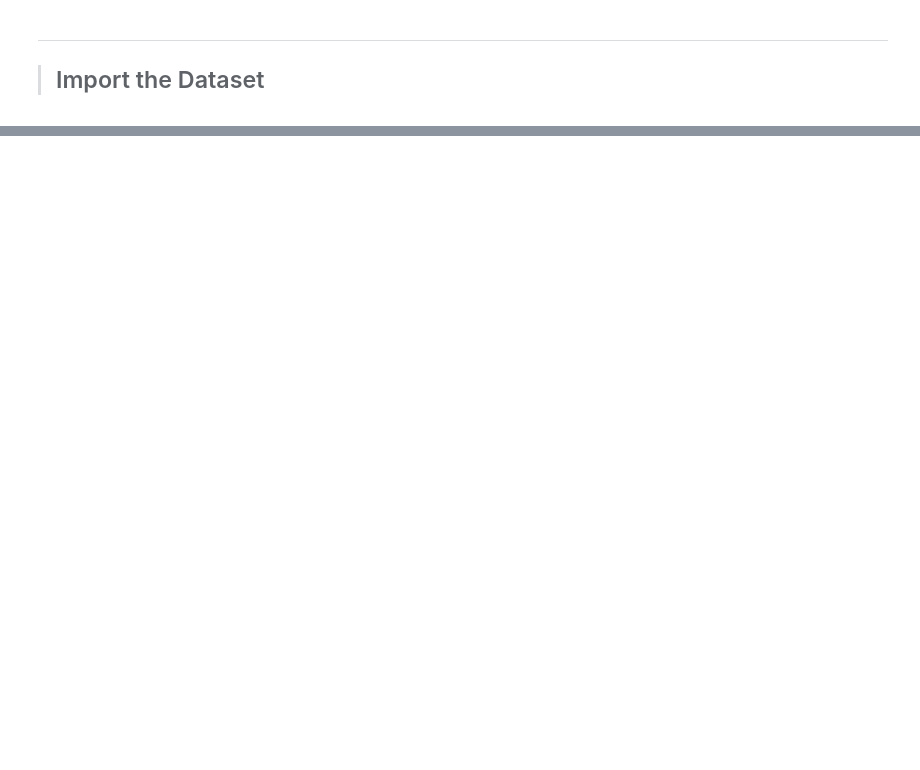
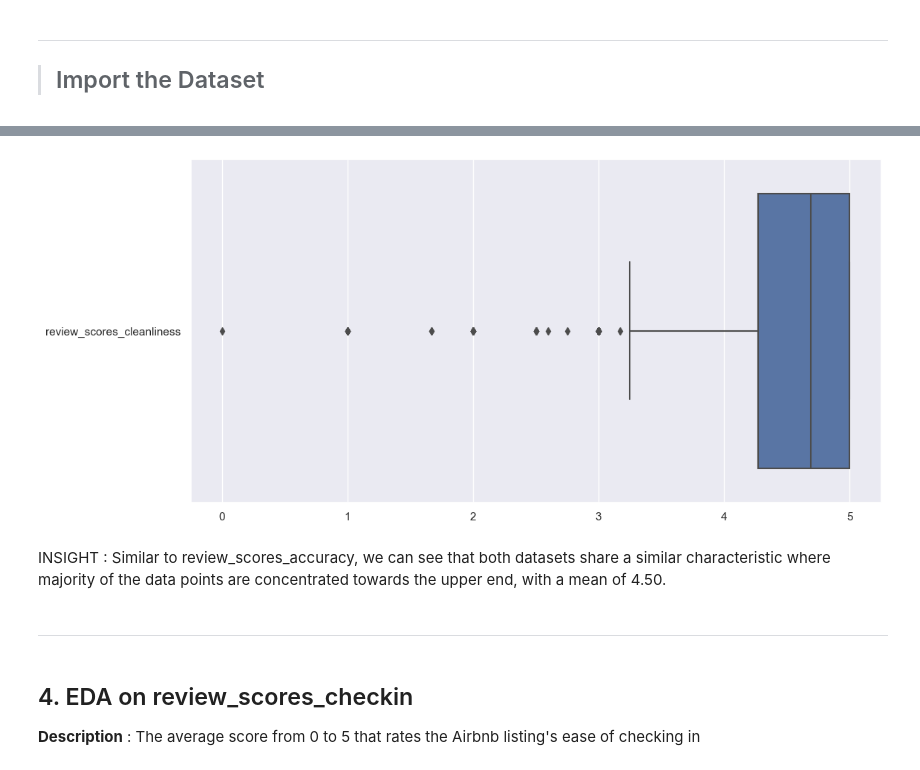
Before and after one commit to isaacchunn/SC1015_MiniPrj_Airbnb, a Jupyter notebook: EDA_Last25.ipynb, the cells around one changed output, grey strips where cells are left out. Saved outputs shown, nothing was run; the diff lists cells and outputs as text; code cells hidden in the pictures; blank space fills up the shorter version.

```diff
--- a/EDA_Last25.ipynb
+++ b/EDA_Last25.ipynb
@@ -189,0 +380,3 @@ Length: 75, dtype: object
+# %%
+cleanRating = pd.DataFrame(airDF["review_scores_cleanliness"])
+cleanRating
@@ -189,0 +430,4 @@ Length: 75, dtype: object
+# %%
+#Drop null values
+cleanRating = cleanRating.dropna()
+cleanRating
@@ -189,0 +448,13 @@ Length: 75, dtype: object
+# %%
+f = plt.figure(figsize=(12,6))
+sb.boxplot(data = cleanRating, orient = 'h')
+plt.show()
+# %% [output]
+[figure, added]
+# %% [markdown]
+INSIGHT : Similar to review_scores_accuracy, we can see that both datasets share a similar characteristic where majority of the data points are concentrated towards the upper end, with a mean of 4.50.
+# %% [markdown]
+---
+# %% [markdown]
+## 4. EDA on review_scores_checkin
+<b>Description</b> : The average score from 0 to 5 that rates the Airbnb listing's ease of checking in
```
Also changed, not shown: parts of 96 cells of this notebook.
